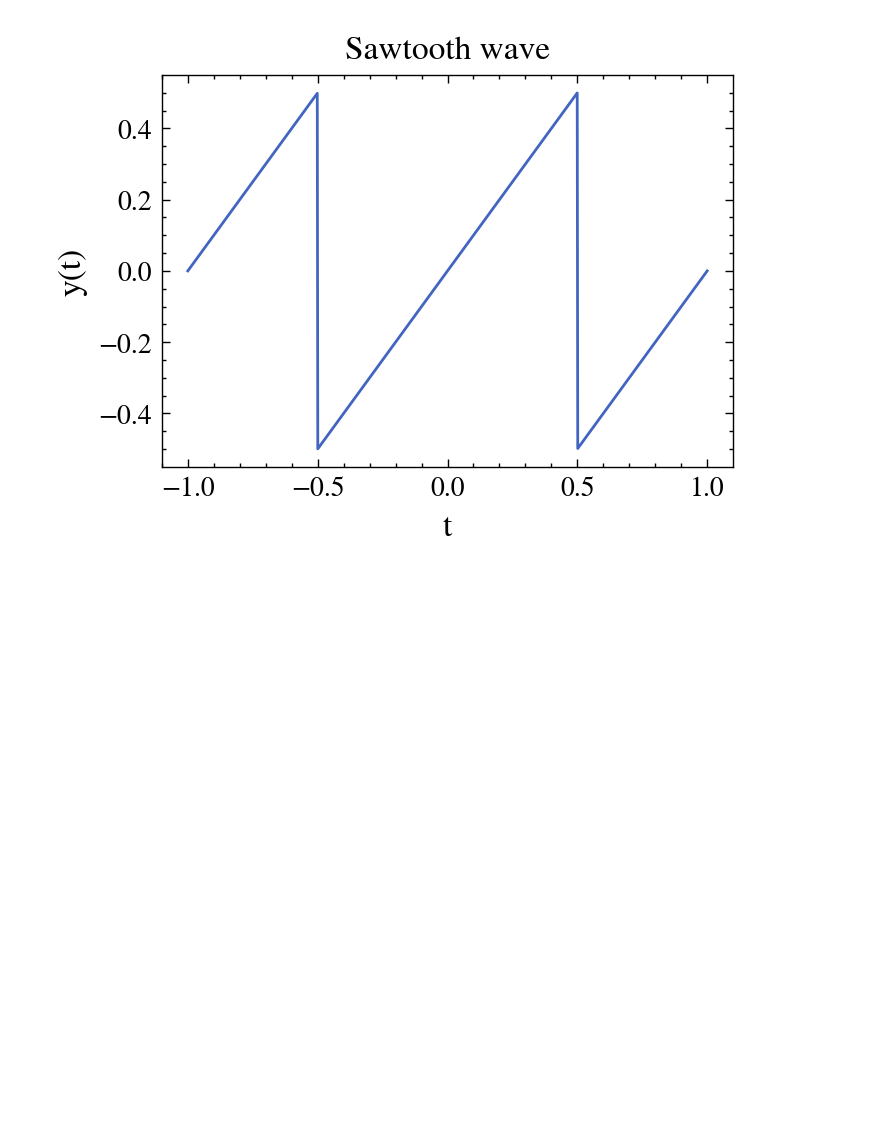
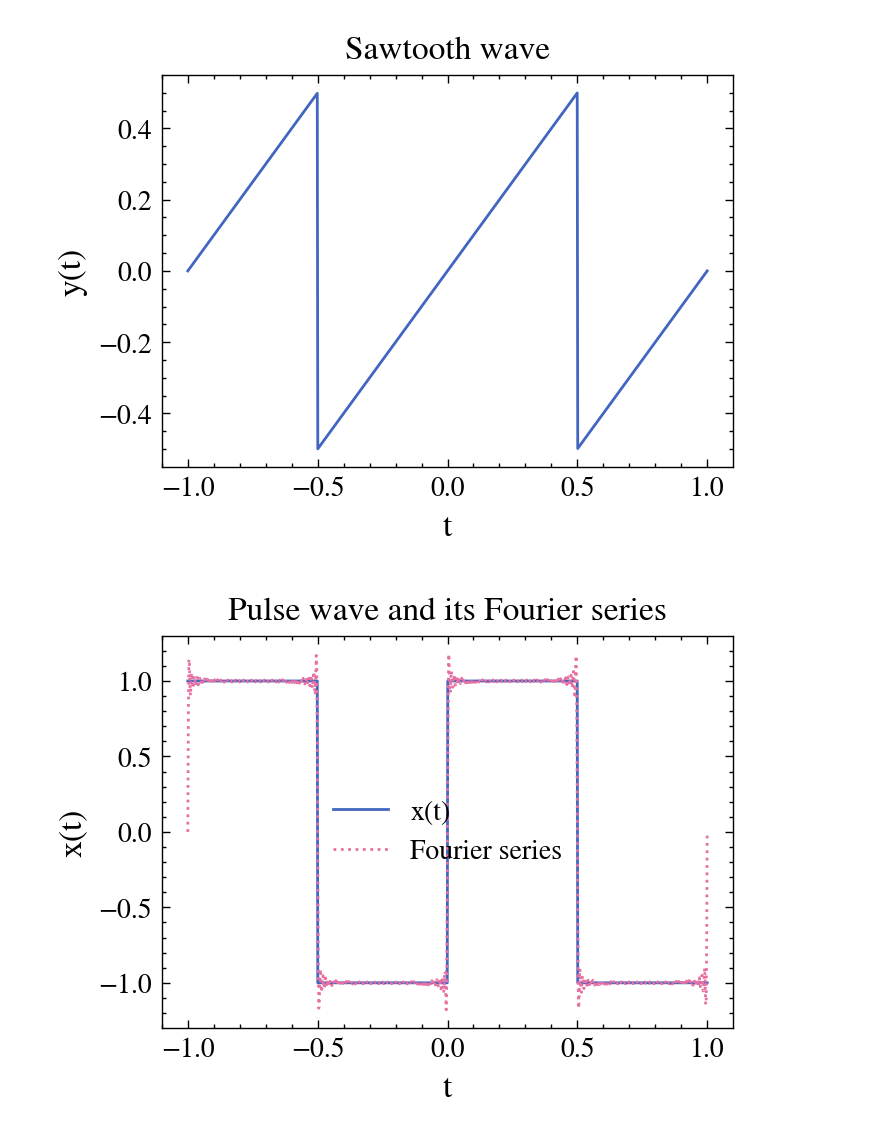
Before and after one commit to ignaschuemer7/TP1-AM3, a Jupyter notebook: better_caul_saul.ipynb, the cells around one changed output. Cells and saved outputs as stored; diff of their text form; code cells hidden in the pictures; blank space fills up the shorter version.

```diff
--- a/better_caul_saul.ipynb
+++ b/better_caul_saul.ipynb
@@ -5,13 +5,13 @@ import matplotlib.pyplot as plt
 plt.style.use('tp1.mplstyle')
 # %%
 A = 1
-f = 1
+F = 1
 
 # Pulse wave
-xt = lambda t: A * np.sign(np.sin(2 * np.pi * f * t))
+x = lambda t: A * np.sign(np.sin(2 * np.pi * F * t))
 
 # Sawtooth wave
-yt = lambda t: A * (t * f - np.floor(0.5 + t * f))
+y = lambda t: A * (t * F - np.floor(0.5 + t * F))
 # %%
 # Plot pulse wave
 
@@ -34,3 +34,38 @@ plt.title('Sawtooth wave')
 plt.show()
 # %% [output]
 [figure]
+# %%
+def trigFourierSeries(an: callable, bn: callable, a0: float, T: float, N: int) -> callable:
+    """
+    Returns the trigonometric Fourier series of the function given
+    the coefficients an and bn and the number of terms N.
+    :param an: function that returns the coefficient an
+    :param bn: function that returns the coefficient bn
+    :param a0: constant term
+    :param T: period of the function
+    :param N: number of terms
+    """
+    def f(t: np.ndarray) -> np.ndarray:
+        return a0 / 2 + sum(an(n) * np.cos(2 * np.pi * n * t / T) + bn(n) * np.sin(2 * np.pi * n * t / T) for n in range(1, N + 1))
+    return f
+
+a0 = 0
+an = lambda n: 0
+bn = lambda n: -2 * (A / (np.pi * n)) * (np.cos(np.pi * n) - 1)
+T = 1 / F
+N = 100
+
+f = trigFourierSeries(an, bn, a0, T, N)
+
+# Plot pulse wave and its Fourier series
+
+t = np.linspace(-1, 1, 1000)
+plt.plot(t, x(t), label='x(t)')
+plt.plot(t, f(t), label='Fourier series')
+plt.xlabel('t')
+plt.ylabel('x(t)')
+plt.title('Pulse wave and its Fourier series')
+plt.legend()
+plt.show()
+# %% [output]
+[figure, added]
```
Also changed, not shown: parts of 3 cells of this notebook.
